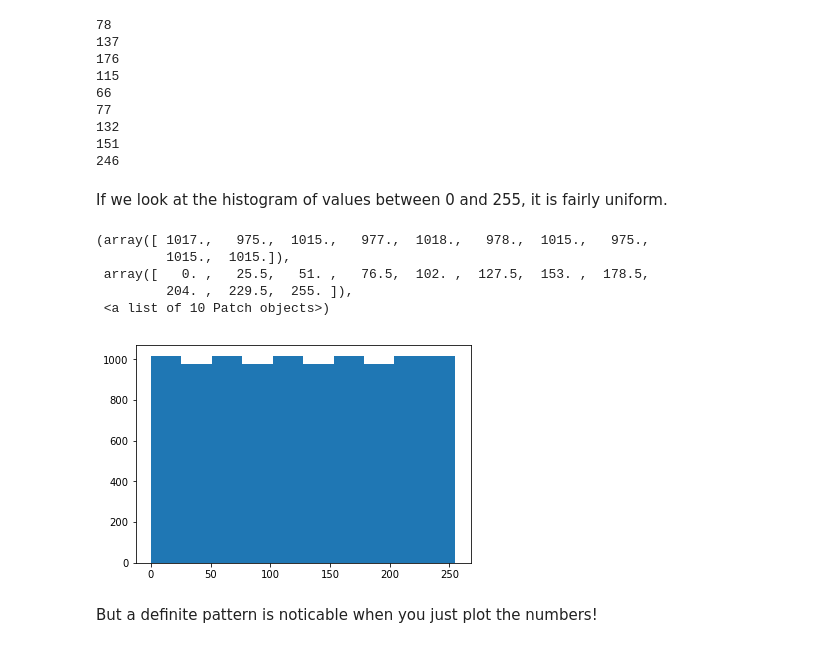
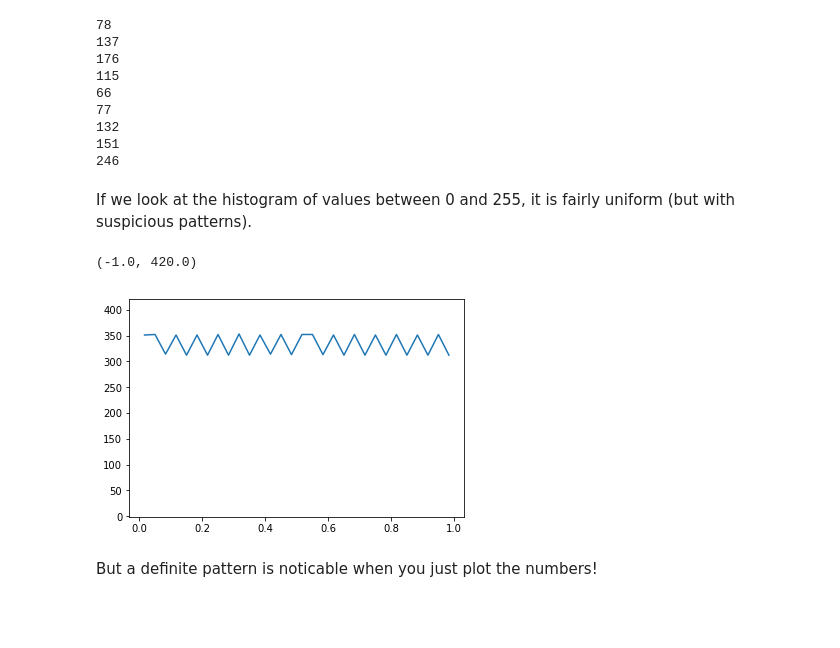
Before and after one commit to blanton144/computational, a Jupyter notebook: docs/notebooks/random.ipynb, the cells around one changed output. Drawn from its saved outputs; the diff is of its cells as text; code cells hidden in the pictures; blank space fills up the shorter version.

```diff
--- a/docs/notebooks/random.ipynb
+++ b/docs/notebooks/random.ipynb
@@ -36,14 +37,17 @@ for indx in np.arange(nrandom - 1):
 # %% [markdown]
-If we look at the histogram of values between 0 and 255, it is fairly uniform.
+If we look at the histogram of values between 0 and 255, it is fairly uniform (but with suspicious patterns).
-# %%
-plt.hist(x)
-# %% [output]
-(array([ 1017.,   975.,  1015.,   977.,  1018.,   978.,  1015.,   975.,
-         1015.,  1015.]),
- array([   0. ,   25.5,   51. ,   76.5,  102. ,  127.5,  153. ,  178.5,
-         204. ,  229.5,  255. ]),
- <a list of 10 Patch objects>)
-[figure, removed]
+# %%
+xmin = 0.
+xmax = 1.
+nbin = 30
+x_histogram, x_edges = np.histogram(x, range=[xmin, xmax], bins=nbin)
+x_centers = xmin + (xmax - xmin) * (np.arange(nbin) + 0.5) / np.float32(nbin)
+# %%
+plt.plot(x_centers, x_histogram)
+plt.ylim((-1., 420.))
+# %% [output]
+(-1.0, 420.0)
+[figure, added]
 # %% [markdown]
 But a definite pattern is noticable when you just plot the numbers!
 # %%
```
Also changed, not shown: parts of 55 cells of this notebook, 8 other files.
